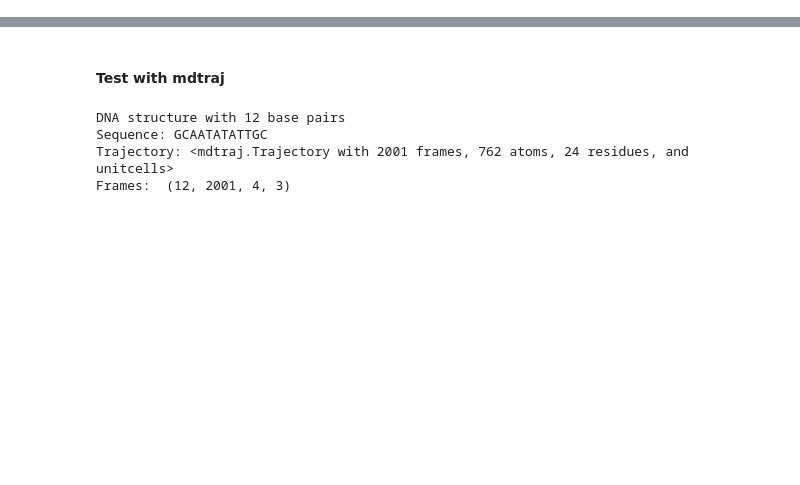
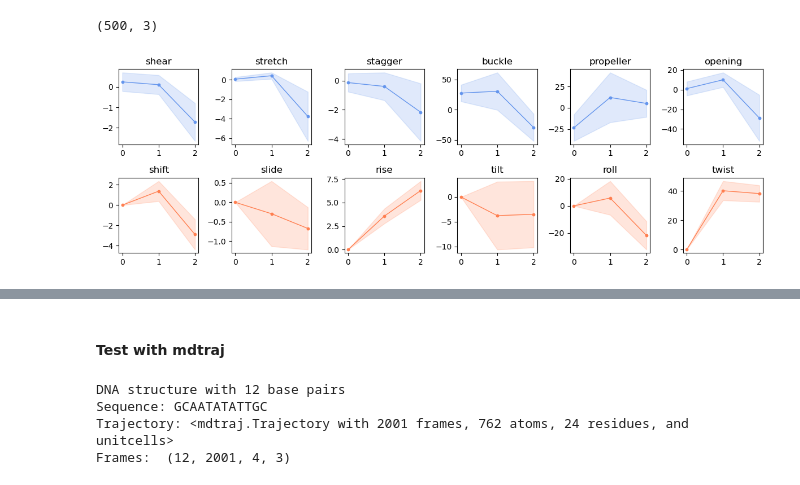
Before and after one commit to Heezch/mdna, a Jupyter notebook: studies/_orchestrate/demo.ipynb, the cells around one changed output, grey strips where cells are left out. Drawn from its saved outputs; the diff is of its cells as text; code cells hidden in the pictures; blank space fills up the shorter version.

```diff
--- a/studies/_orchestrate/demo.ipynb
+++ b/studies/_orchestrate/demo.ipynb
@@ -23,0 +47,2 @@ Start rescaling spline based on requested number of base pairs.
+# %%
+traj = mdna.sequence_to_md('CAT')
@@ -24,3 +59,11 @@ Start rescaling spline based on requested number of base pairs.
+# %%
+nuc = mdna.compute_rigid_parameters(traj)
+_ = nuc.plot_parameters()
+twist = nuc.get_parameter('twist')
+twist.shape
+# %% [output]
+(500, 3)
+[figure, added]
 # %%
 path  = '/Users/thor/surfdrive/Data/h-ns/BacterialChromatin/FI_simulations/0_k/8_Haff/' #0_3GC'
 i =0
```
Also changed, not shown: parts of 12 cells of this notebook, 6 other files.
